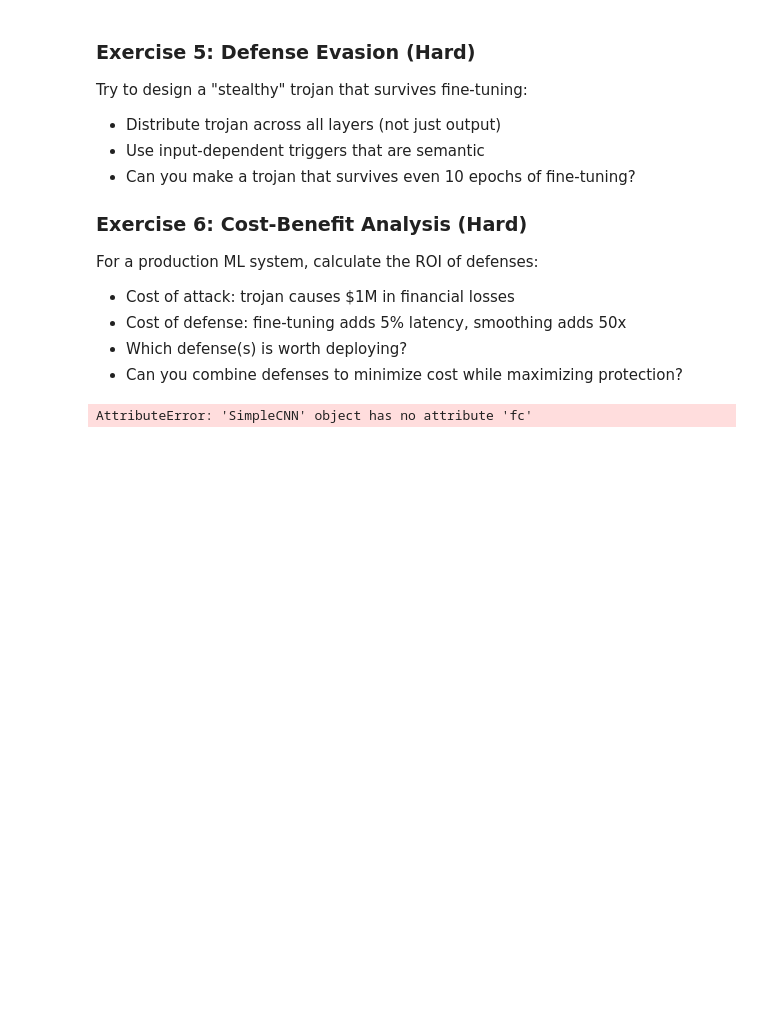
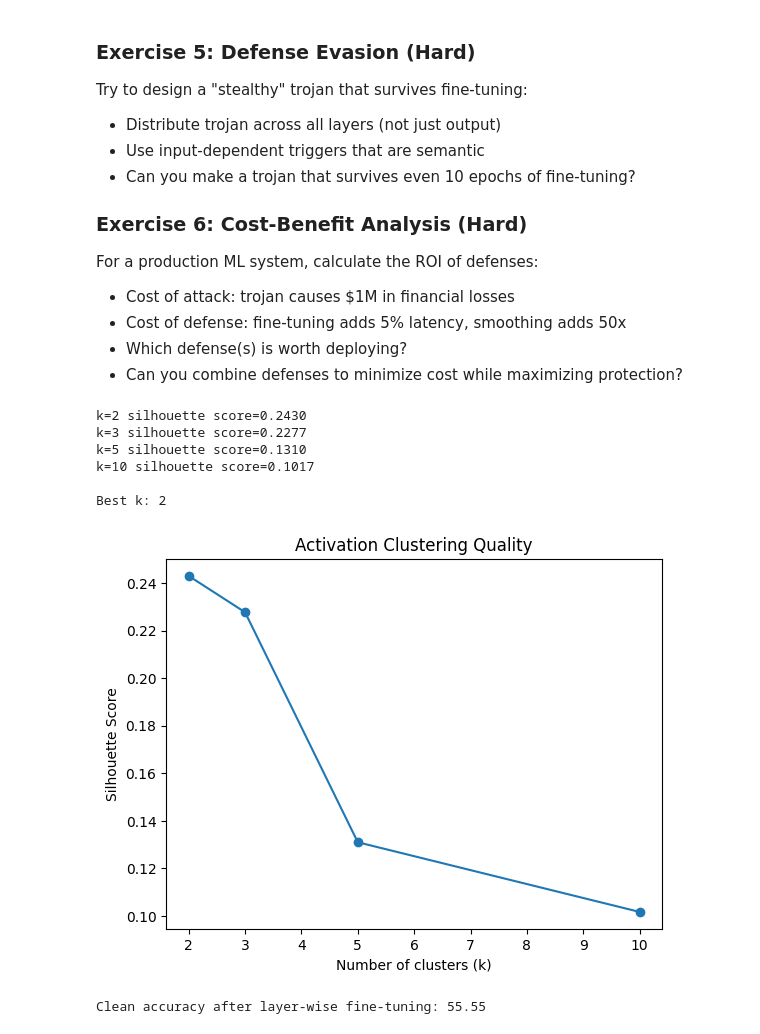
Before and after one commit to Dav88888/SQAT, a Jupyter notebook: module_04_model_poisoning/Lab_4b_Trojan_Detection_and_Certified_Defenses.ipynb, the cells around one changed output. Saved outputs shown, nothing was run; the diff lists cells and outputs as text; code cells hidden in the pictures; blank space fills up the shorter version.

```diff
--- a/module_04_model_poisoning/Lab_4b_Trojan_Detection_and_Certified_Defenses.ipynb
+++ b/module_04_model_poisoning/Lab_4b_Trojan_Detection_and_Certified_Defenses.ipynb
@@ -813,65 +813,71 @@ For a production ML system, calculate the ROI of defenses:
 # %%
 #1
 from sklearn.cluster import KMeans
 from sklearn.metrics import silhouette_score
+import matplotlib.pyplot as plt
 import numpy as np
-import matplotlib.pyplot as plt
 
 ks = [2,3,5,10]
 scores = []
 
-activations = get_activations(model, test_loader, device)
+activations = clean_activations
 
 for k in ks:
 
     kmeans = KMeans(n_clusters=k, random_state=0)
     labels = kmeans.fit_predict(activations)
 
     score = silhouette_score(activations, labels)
     scores.append(score)
 
     print(f"k={k} silhouette score={score:.4f}")
 
 best_k = ks[np.argmax(scores)]
 
 print("\nBest k:", best_k)
 
 plt.plot(ks, scores, marker='o')
 plt.xlabel("Number of clusters (k)")
 plt.ylabel("Silhouette Score")
 plt.title("Activation Clustering Quality")
 plt.show()
+# %% [output]
+k=2 silhouette score=0.2430
+k=3 silhouette score=0.2277
+k=5 silhouette score=0.1310
+k=10 silhouette score=0.1017
+
+Best k: 2
+[figure, added]
 # %%
 #2
 import copy
 
-model_ft = copy.deepcopy(trojaned_model)
+model_ft = copy.deepcopy(trojaned_model).to(device)
 
 params = [
     {"params": model_ft.conv1.parameters(), "lr":0.0001},
     {"params": model_ft.conv2.parameters(), "lr":0.001},
-    {"params": model_ft.fc.parameters(), "lr":0.01}
+    {"params": model_ft.fc1.parameters(), "lr":0.005},
+    {"params": model_ft.fc2.parameters(), "lr":0.01}
 ]
 
 optimizer = torch.optim.Adam(params)
 
-for epoch in range(5):
-    train_epoch(model_ft, train_loader, optimizer, criterion, device)
+# train model
+train_model(model_ft, train_loader, epochs=3)
 
-clean_acc, trojan_rate = evaluate_model(
+# evaluate clean accuracy
+clean_acc = evaluate_model(
     model_ft,
-    test_loader,
-    device,
-    trigger_fn=pattern_trigger,
-    target_class=3
+    clean_test_data,
+    clean_test_labels,
+    device
 )
 
-print("Layer-wise fine-tuning results")
-print("Clean accuracy:", clean_acc)
-print("Trojan activation:", trojan_rate)
-print("Trojan suppression:", 1 - trojan_rate)
+print("Clean accuracy after layer-wise fine-tuning:", clean_acc)
 # %% [output]
-AttributeError: 'SimpleCNN' object has no attribute 'fc'
+Clean accuracy after layer-wise fine-tuning: 55.55
 # %%
 #3
 sigmas = [0.1,0.3,0.5,0.7,1.0]
```
Also changed, not shown: parts of 4 cells of this notebook.
